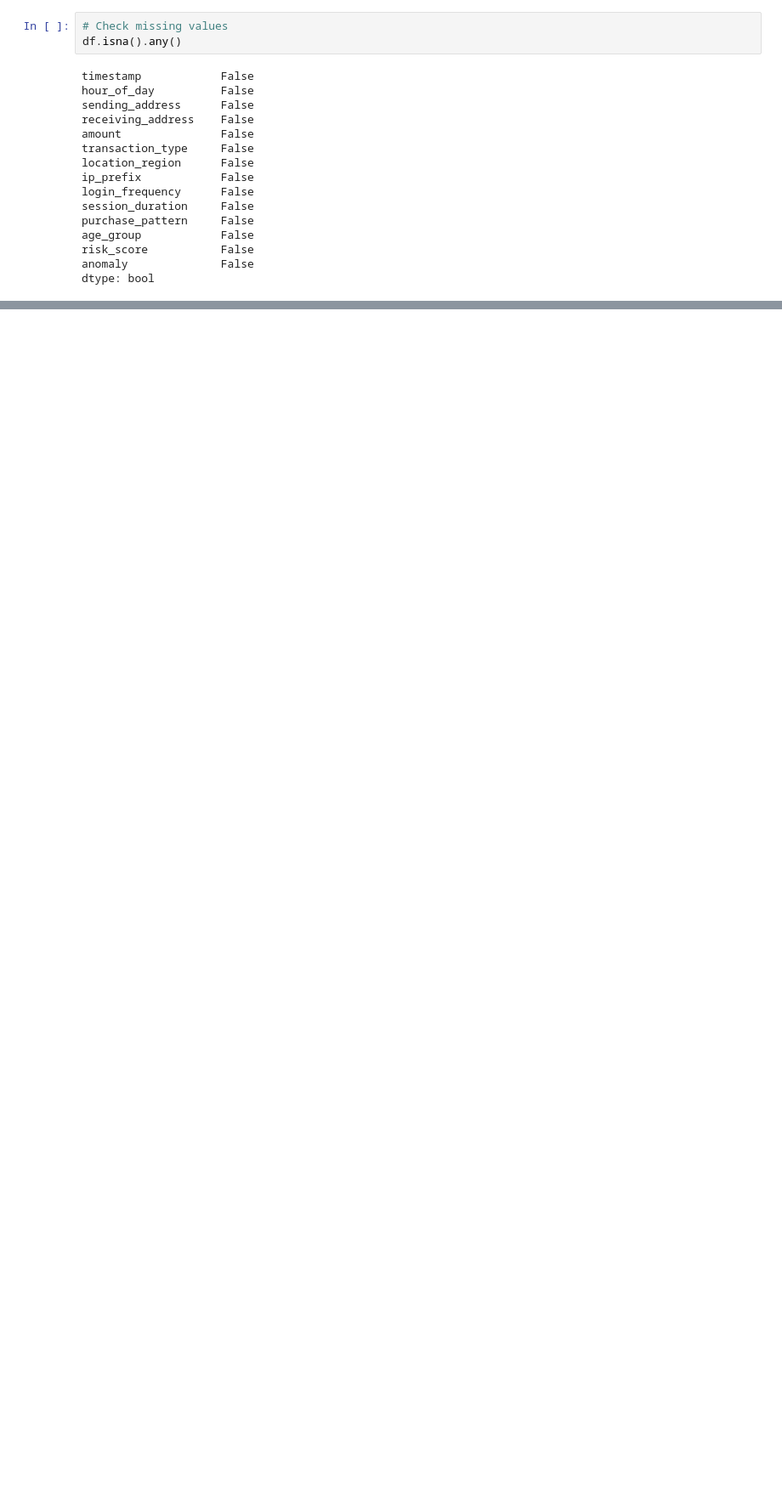
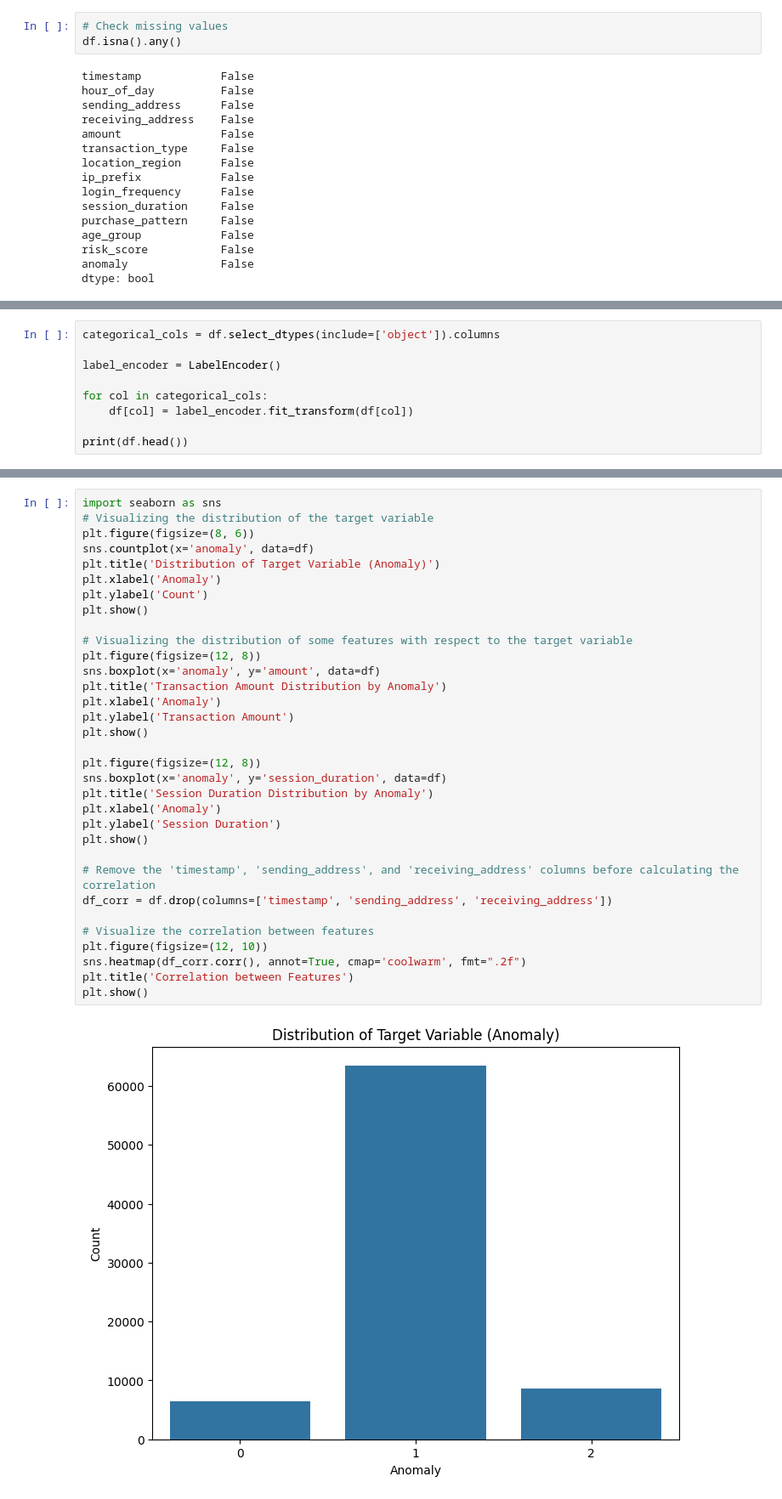
Before and after one commit to acarolinacc/IA-Proj2, a Jupyter notebook: src/financial_transactions.ipynb, the cells around one changed output, grey strips where cells are left out. Shown: that part at 85% size. Cells and saved outputs as stored; diff of their text form; blank space fills up the shorter version.

Commit message:
Data Analysis

```diff
--- a/src/financial_transactions.ipynb
+++ b/src/financial_transactions.ipynb
@@ -124,0 +163,9 @@ dtype: bool
+# %%
+categorical_cols = df.select_dtypes(include=['object']).columns
+
+label_encoder = LabelEncoder()
+
+for col in categorical_cols:
+    df[col] = label_encoder.fit_transform(df[col])
+
+print(df.head())
@@ -124,0 +197,35 @@ dtype: bool
+# %%
+import seaborn as sns
+# Visualizing the distribution of the target variable
+plt.figure(figsize=(8, 6))
+sns.countplot(x='anomaly', data=df)
+plt.title('Distribution of Target Variable (Anomaly)')
+plt.xlabel('Anomaly')
+plt.ylabel('Count')
+plt.show()
+
+# Visualizing the distribution of some features with respect to the target variable
+plt.figure(figsize=(12, 8))
+sns.boxplot(x='anomaly', y='amount', data=df)
+plt.title('Transaction Amount Distribution by Anomaly')
+plt.xlabel('Anomaly')
+plt.ylabel('Transaction Amount')
+plt.show()
+
+plt.figure(figsize=(12, 8))
+sns.boxplot(x='anomaly', y='session_duration', data=df)
+plt.title('Session Duration Distribution by Anomaly')
+plt.xlabel('Anomaly')
+plt.ylabel('Session Duration')
+plt.show()
+
+# Remove the 'timestamp', 'sending_address', and 'receiving_address' columns before calculating the correlation
+df_corr = df.drop(columns=['timestamp', 'sending_address', 'receiving_address'])
+
+# Visualize the correlation between features
+plt.figure(figsize=(12, 10))
+sns.heatmap(df_corr.corr(), annot=True, cmap='coolwarm', fmt=".2f")
+plt.title('Correlation between Features')
+plt.show()
+# %% [output]
+[figure, added]
```
Also changed, not shown: parts of 9 cells of this notebook.
